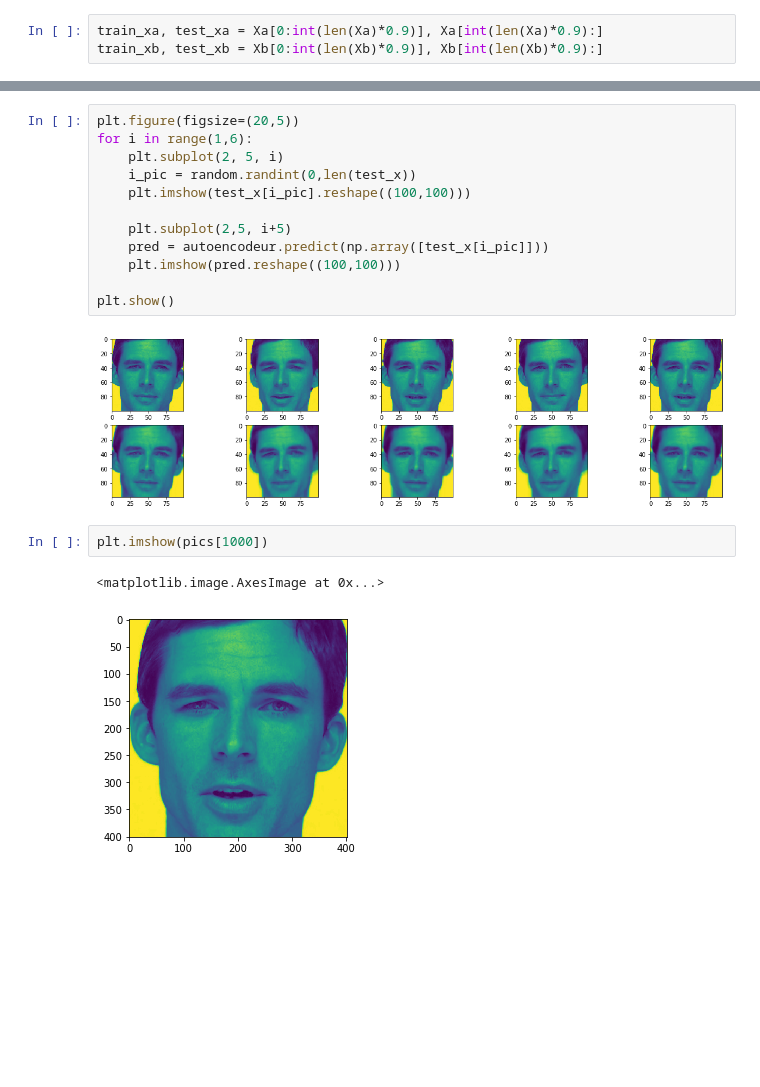
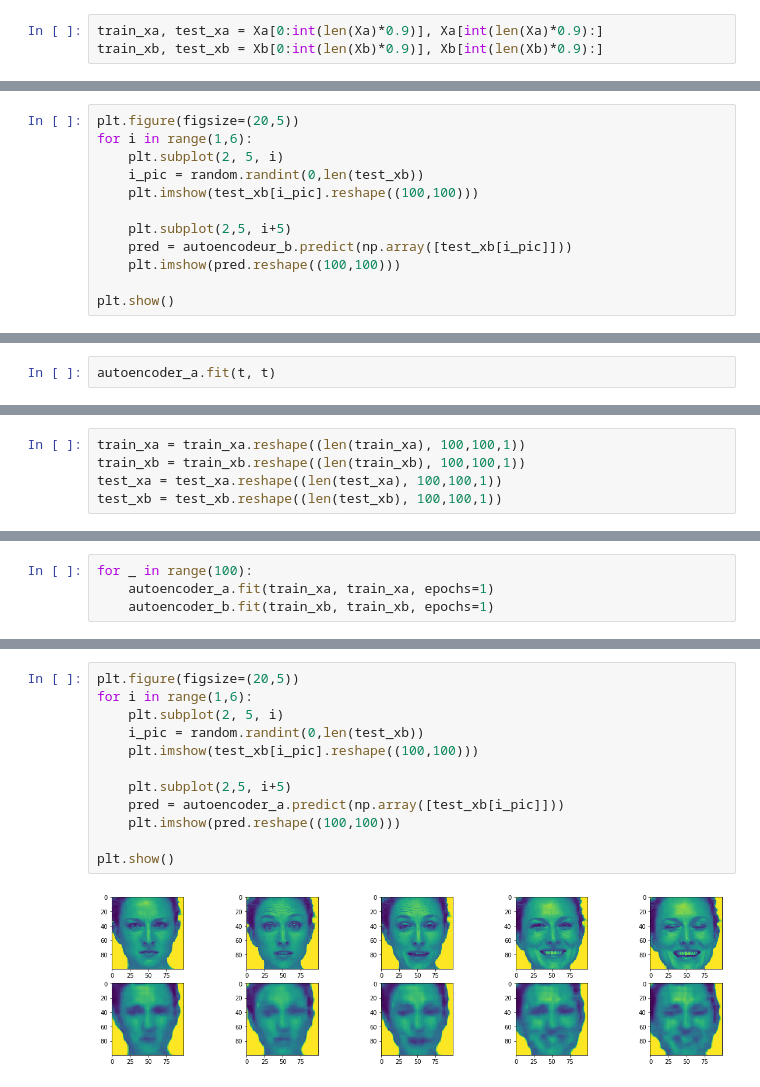
Before and after one commit to PhilSad/deepfake, a Jupyter notebook: network.ipynb, the cells around one changed output, grey strips where cells are left out. Cells and saved outputs as stored; diff of their text form; blank space fills up the shorter version.

```diff
--- a/network.ipynb
+++ b/network.ipynb
@@ -128,0 +154,12 @@ pred = autoencodeur.predict(np.array([test_img]))
+# %%
+plt.figure(figsize=(20,5))
+for i in range(1,6):
+    plt.subplot(2, 5, i)
+    i_pic = random.randint(0,len(test_xb))
+    plt.imshow(test_xb[i_pic].reshape((100,100)))
+
+    plt.subplot(2,5, i+5)
+    pred = autoencodeur_b.predict(np.array([test_xb[i_pic]]))
+    plt.imshow(pred.reshape((100,100)))
+
+plt.show()
@@ -128,0 +218,2 @@ pred = autoencodeur.predict(np.array([test_img]))
+# %%
+autoencoder_a.fit(t, t)
@@ -128,0 +224,5 @@ pred = autoencodeur.predict(np.array([test_img]))
+# %%
+train_xa = train_xa.reshape((len(train_xa), 100,100,1))
+train_xb = train_xb.reshape((len(train_xb), 100,100,1))
+test_xa = test_xa.reshape((len(test_xa), 100,100,1))
+test_xb = test_xb.reshape((len(test_xb), 100,100,1))
@@ -128,0 +233,4 @@ pred = autoencodeur.predict(np.array([test_img]))
+# %%
+for _ in range(100):
+    autoencoder_a.fit(train_xa, train_xa, epochs=1)
+    autoencoder_b.fit(train_xb, train_xb, epochs=1)
@@ -139,19 +279,14 @@ plt.imshow(pred.reshape((100,100)))
 # %%
 plt.figure(figsize=(20,5))
 for i in range(1,6):
     plt.subplot(2, 5, i)
-    i_pic = random.randint(0,len(test_x))
-    plt.imshow(test_x[i_pic].reshape((100,100)))
+    i_pic = random.randint(0,len(test_xb))
+    plt.imshow(test_xb[i_pic].reshape((100,100)))
 
     plt.subplot(2,5, i+5)
-    pred = autoencodeur.predict(np.array([test_x[i_pic]]))
+    pred = autoencoder_a.predict(np.array([test_xb[i_pic]]))
     plt.imshow(pred.reshape((100,100)))
 
 plt.show()
 # %% [output]
-[figure, old version]
+[figure, new version]
-# %%
-plt.imshow(pics[1000])
-# %% [output]
-<matplotlib.image.AxesImage at 0x...>
-[figure, removed]
```
Also changed, not shown: parts of 32 cells of this notebook, 2 other files.
